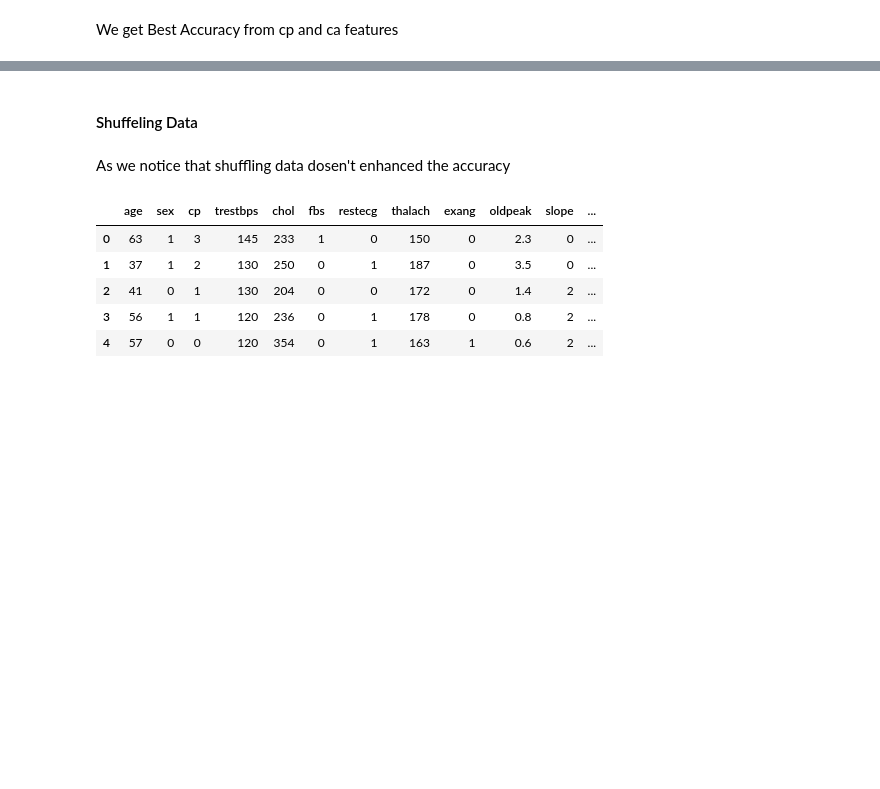
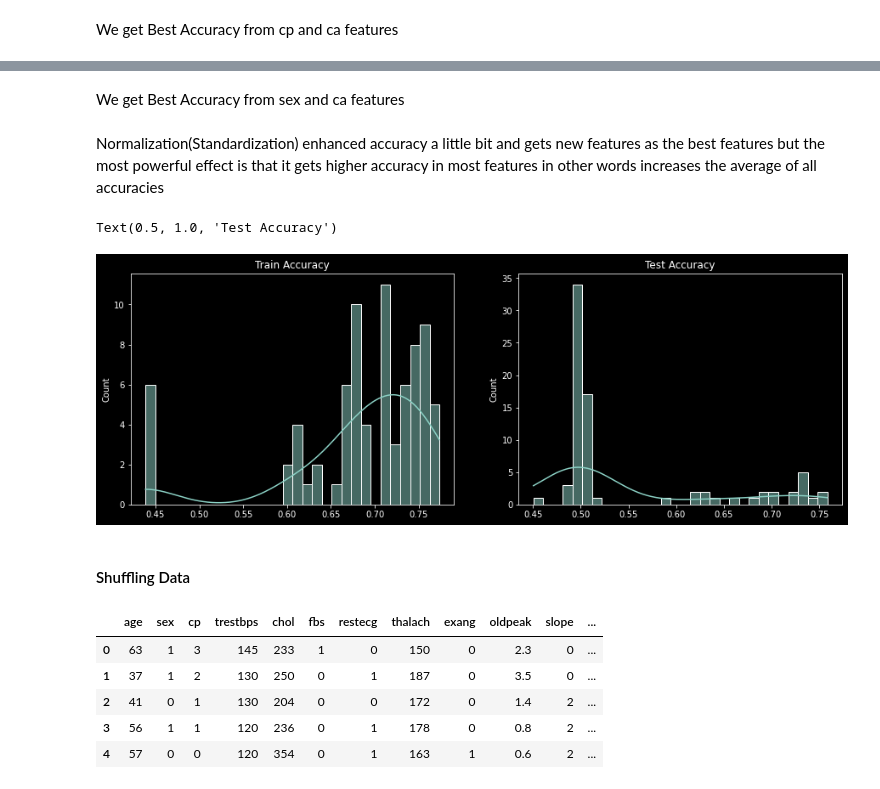
Before and after one commit to AYA0HASSAN/LogisticRegression, a Jupyter notebook: LogisticRegressionLab.ipynb, the cells around one changed output, grey strips where cells are left out. Saved outputs shown, nothing was run; the diff lists cells and outputs as text; code cells hidden in the pictures; blank space fills up the shorter version.

```diff
--- a/LogisticRegressionLab.ipynb
+++ b/LogisticRegressionLab.ipynb
@@ -323,7 +415,19 @@ We get Best Accuracy from cp and ca features
+# %% [markdown]
+We get Best Accuracy from sex and ca features
+# %% [markdown]
+Normalization(Standardization) enhanced accuracy a little bit and gets new features as the best features but the most powerful effect is that it gets higher accuracy in most features in other words increases the average of all accuracies
+# %%
+
+fig, axes = plt.subplots(1, 2, figsize=(15, 5))
+sns.histplot(current_train_accuracy,bins=30, kde=True,ax=axes[0])
+axes[0].set_title('Train Accuracy')
+sns.histplot(current_test_accuracy,bins=30, kde=True,ax=axes[1])
+axes[1].set_title('Test Accuracy')
+# %% [output]
+Text(0.5, 1.0, 'Test Accuracy')
+[figure, added]
 # %% [markdown]
-#### Shuffeling Data
+#### Shuffling Data
-# %% [markdown]
-As we notice that shuffling data dosen't enhanced the accuracy
 # %%
 data.head()
 # %% [output]
```
Also changed, not shown: parts of 22 cells of this notebook.
